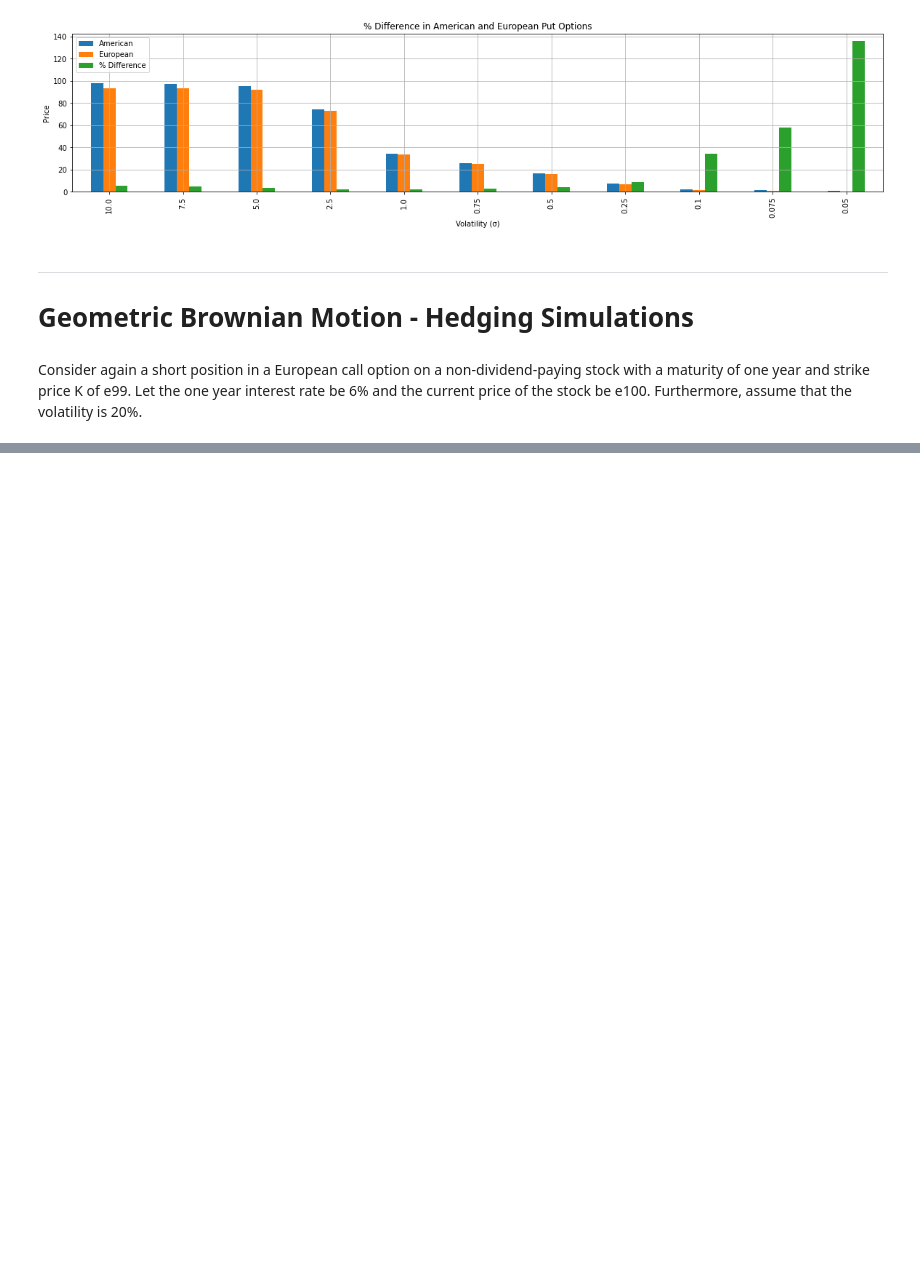
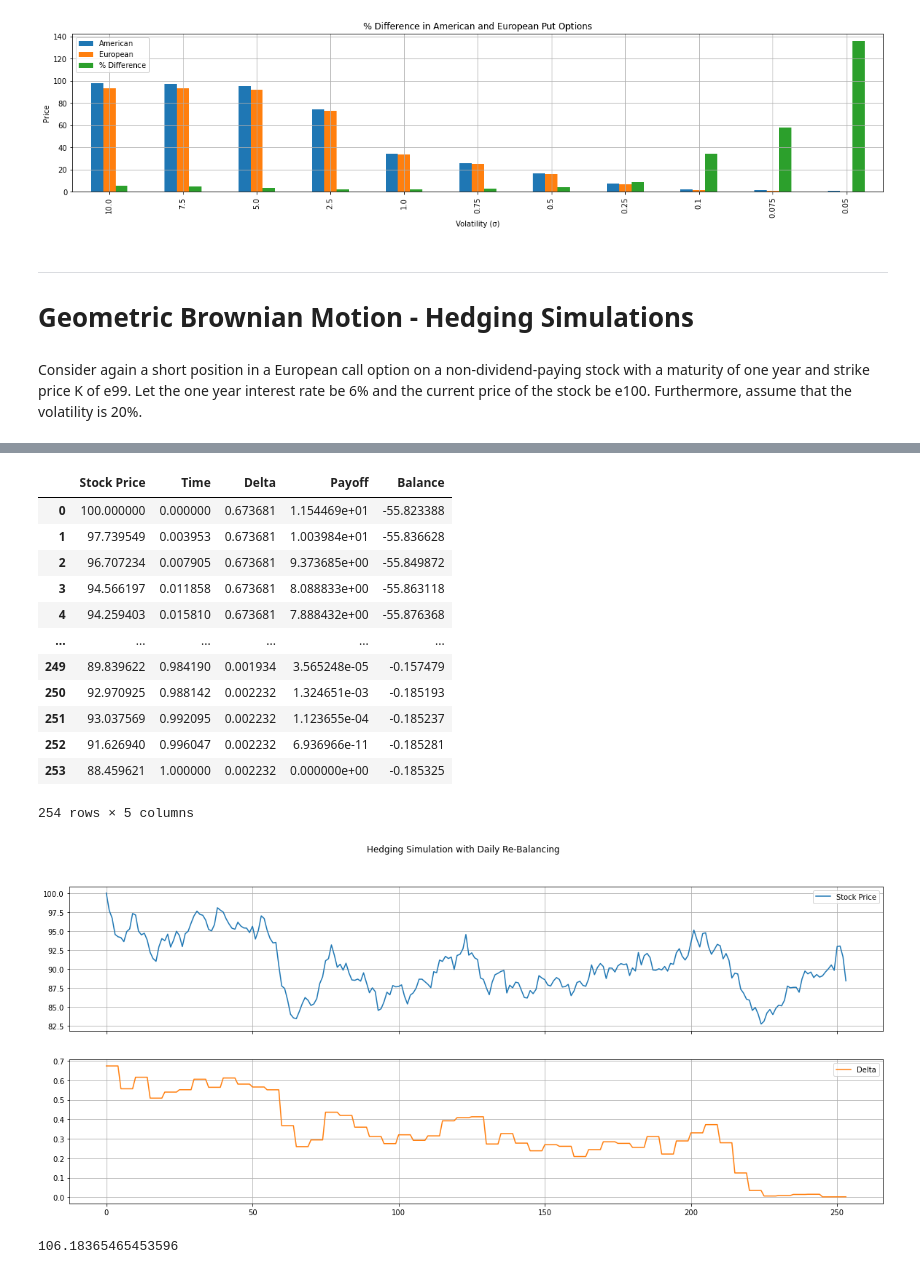
Before and after one commit to ithakis/UvA-Computational-Finance, a Jupyter notebook: Part 2.ipynb, the cells around one changed output, grey strips where cells are left out. Cells and saved outputs as stored; diff of their text form; code cells hidden in the pictures; blank space fills up the shorter version.

```diff
--- a/Part 2.ipynb
+++ b/Part 2.ipynb
@@ -395,13 +395,13 @@ def option_contract_bt(T, r , K, vol, N, S ,type="C", american=False):
 sigma = 0.2
 S = 100
 T=1.
-N=10000
+N=5
 
 K = 99
 r = 0.06
 
 # tree = buildTree(S, sigma, T, N)
-V_bt, D_bt = option_contract_bt(T, r , K, sigma, N, S, type="P", american=True)
+V_bt, D_bt = option_contract_bt(T, r , K, sigma, N, S, type="C", american=True)
 print(f'Option Value with N({N}) steps = {V_bt:.5f}')
 print(f'Delta with N({N}) steps        = {D_bt:.5f}')
 # %% [output]
@@ -499,2 +485,51 @@ output
-# %%
-for st in
+# %%
+""" Option Parameters """
+sigma = .20
+r = 0.06
+T = 1.
+K = 99
+V0, D0 = option_contract_bt(T, r , K, sigma, 1000, S0, type="C", american=False)
+delta_hist = np.zeros((output.shape[0],3))  ;   dt = T/M
+
+delta_hist[0, 0] = D0   ;   delta_hist[0, 1] =  V0  ;   delta_hist[0, 2] = V0 - D0 * S0     ;   Dt = D0
+print(f'---------- Initial ---------- \n V0 = {V0} \n D0 = {D0} \n S0 = {S0} \n Initial Balance = {delta_hist[0, 2]}')
+
+WEEKLY = 1   ;   print(f'\n\n>>> Re-balancing Frequency = {"WEEKLY" if WEEKLY else "DAILY"}')
+for inx, st in enumerate(output[1:]):
+
+    V_bt, D_bt = option_contract_bt(T-st[1], r , K, sigma, 1000, st[0], type="C", american=False)
+    if WEEKLY:    Dt = D_bt if ((inx+1) % 5 == 0) else Dt
+    else: Dt = D_bt
+
+    """ Delta """
+    delta_hist[inx+1,0] = Dt
+    """ Payoff """
+    delta_hist[inx+1, 1] = V_bt
+    """ Balance """
+    delta_hist[inx+1, 2] = delta_hist[inx, 2]*np.exp(r*dt)
+    if WEEKLY:    delta_hist[inx+1, 2] += (delta_hist[inx,0] - Dt) * st[0] if ((inx+1) % 5 == 0) else 0
+    else: delta_hist[inx+1, 2] += (delta_hist[inx,0] - Dt) * st[0]
+
+if output[-1,0] >= K:
+    """ (negative)Balance + Selling the stock - Call payoff """
+    Payoff_T = output[-1,0] - K     ;   PnL = delta_hist[-1, 2] + output[-1,0]*delta_hist[-1, 1] - (output[-1,0] - K)
+    print(f'----------- Results ----------- \n Option Payoff = {output[-1,0] - K} \n PnL = {PnL}')
+else:
+    """ Balance + Selling the stock """
+    Payoff_T = 0     ;   PnL = delta_hist[-1, 2] + output[-1,0]*delta_hist[-1, 1]
+    print(f'----------- Results ----------- \n Option Payoff = {0} \n PnL = {PnL} ')
+result = np.append(output, np.array(delta_hist), axis=1)
+
+""" Plotting """
+# fig, ax_left = plt.subplots()
+# ax_right = ax_left.twinx()
+
+_results_df = pd.DataFrame(result, columns=['Stock Price', 'Time', 'Delta', 'Payoff', 'Balance'])
+# _results_df.set_index('Time', inplace=True)
+
+# _results_df[['Stock Price']].plot(figsize=(20,4), ax=ax_left, ylabel='Stock Price', legend=f'Euler Method M={M}',
+#                               title='Hedging Simulation with Daily Re-Balancing', grid=True, logx=False)
+# _results_df[['Delta']].plot(ax=ax_right, color='green', ylabel='Delta', legend='Delta', ylim=(-0.05, 1.05))
+_results_df[['Stock Price','Delta']].plot(figsize=(20,8), subplots=True, title='Hedging Simulation with Daily Re-Balancing', grid=True)
+_results_df #.plot(figsize=(20,12), subplots=True, title='Hedging Simulation with Daily Re-Balancing', grid=True)
+# %% [output]
@@ -500,0 +547,18 @@ for st in
+|  | Stock Price | Time | Delta | Payoff | Balance |
+| 0 | 100.000000 | 0.000000 | 0.673681 | 1.154469e+01 | -55.823388 |
+| 1 | 97.739549 | 0.003953 | 0.673681 | 1.003984e+01 | -55.836628 |
+| 2 | 96.707234 | 0.007905 | 0.673681 | 9.373685e+00 | -55.849872 |
+| 3 | 94.566197 | 0.011858 | 0.673681 | 8.088833e+00 | -55.863118 |
+| 4 | 94.259403 | 0.015810 | 0.673681 | 7.888432e+00 | -55.876368 |
+| ... | ... | ... | ... | ... | ... |
+| 249 | 89.839622 | 0.984190 | 0.001934 | 3.565248e-05 | -0.157479 |
+| 250 | 92.970925 | 0.988142 | 0.002232 | 1.324651e-03 | -0.185193 |
+| 251 | 93.037569 | 0.992095 | 0.002232 | 1.123655e-04 | -0.185237 |
+| 252 | 91.626940 | 0.996047 | 0.002232 | 6.936966e-11 | -0.185281 |
+| 253 | 88.459621 | 1.000000 | 0.002232 | 0.000000e+00 | -0.185325 |
+254 rows × 5 columns
+[figure, added]
+# %%
+100*np.exp(r*1)
+# %% [output]
+106.18365465453596
```
Also changed, not shown: parts of 5 cells of this notebook.
